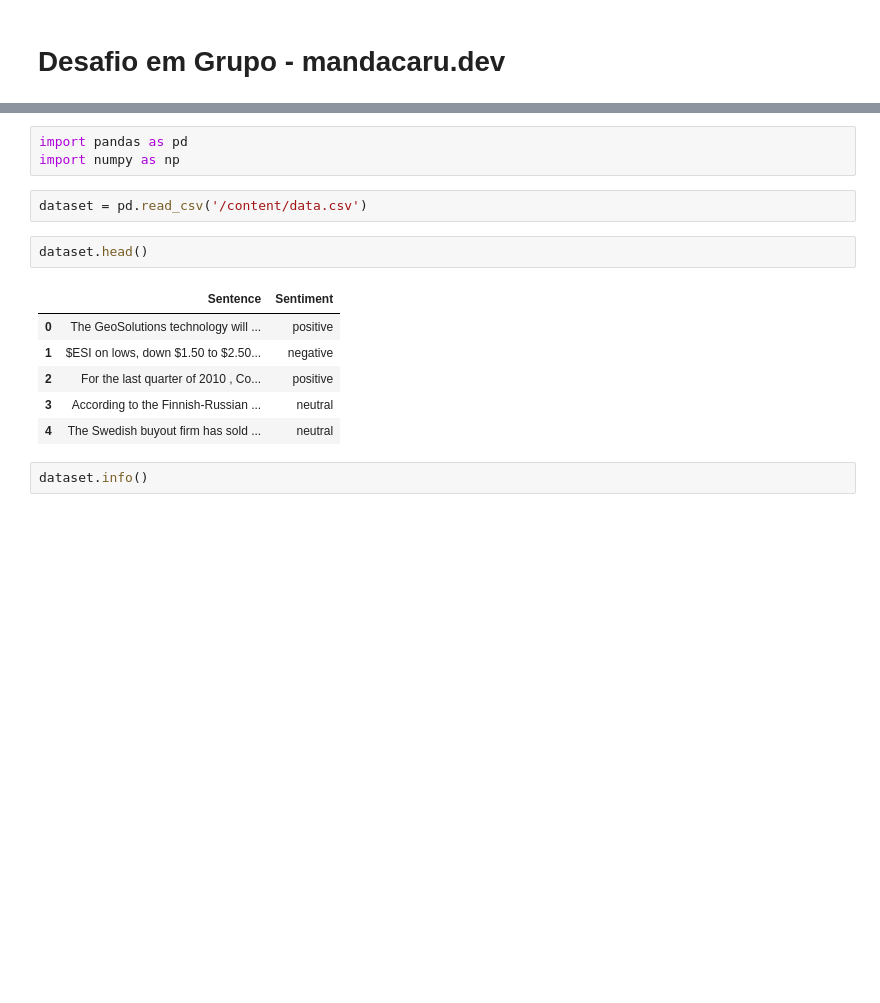
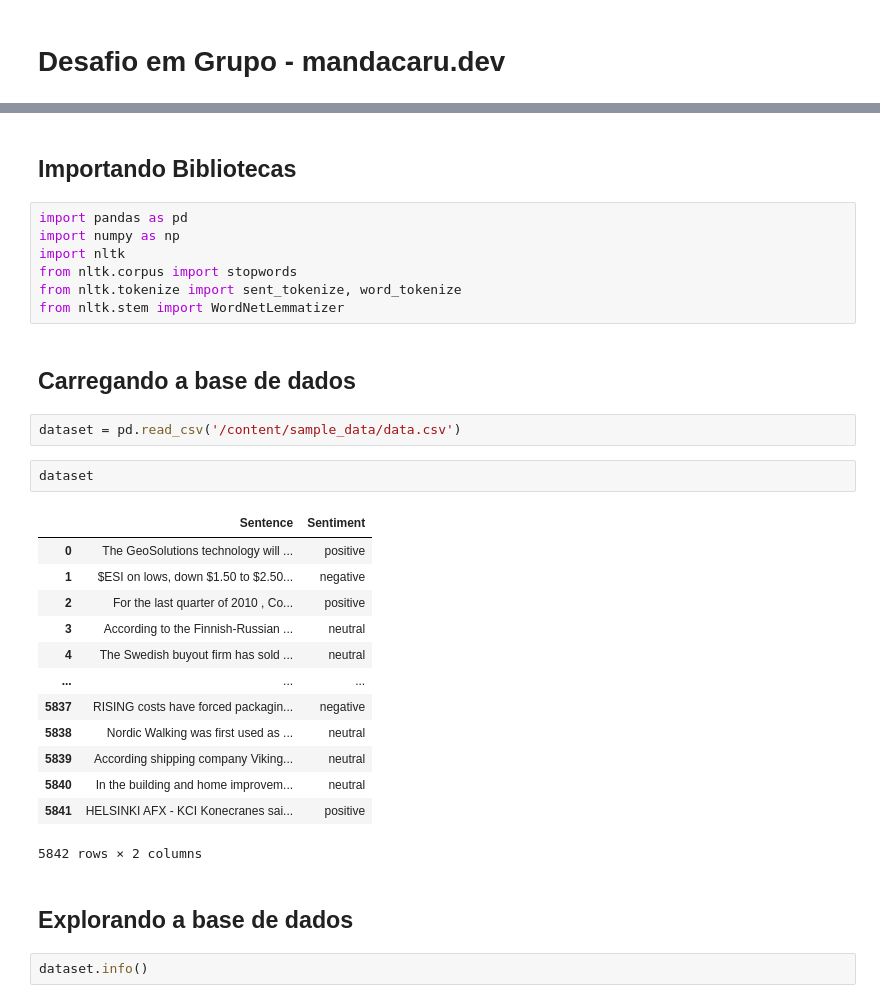
Before and after one commit to gardeniaestevam/time6-mandacaru.dev, a Jupyter notebook: desafio-em-grupo-mandacaru.dev.ipynb, the cells around one changed output, grey strips where cells are left out. Saved outputs shown, nothing was run; the diff lists cells and outputs as text; blank space fills up the shorter version.

```diff
--- a/desafio-em-grupo-mandacaru.dev.ipynb
+++ b/desafio-em-grupo-mandacaru.dev.ipynb
@@ -3,17 +32,34 @@
+# %% [markdown]
+## Importando Bibliotecas
 # %%
 import pandas as pd
 import numpy as np
+import nltk
+from nltk.corpus import stopwords
+from nltk.tokenize import sent_tokenize, word_tokenize
+from nltk.stem import WordNetLemmatizer
+# %% [markdown]
+## Carregando a base de dados
 # %%
-dataset = pd.read_csv('/content/data.csv')
+dataset = pd.read_csv('/content/sample_data/data.csv')
 # %%
-dataset.head()
+dataset
 # %% [output]
 |  | Sentence | Sentiment |
 | 0 | The GeoSolutions technology will ... | positive |
 | 1 | $ESI on lows, down $1.50 to $2.50... | negative |
 | 2 | For the last quarter of 2010 , Co... | positive |
 | 3 | According to the Finnish-Russian ... | neutral |
 | 4 | The Swedish buyout firm has sold ... | neutral |
+| ... | ... | ... |
+| 5837 | RISING costs have forced packagin... | negative |
+| 5838 | Nordic Walking was first used as ... | neutral |
+| 5839 | According shipping company Viking... | neutral |
+| 5840 | In the building and home improvem... | neutral |
+| 5841 | HELSINKI AFX - KCI Konecranes sai... | positive |
+5842 rows × 2 columns
+# %% [markdown]
+## Explorando a base de dados
 # %%
 dataset.info()
 # %% [output]
```
Also changed, not shown: parts of 11 cells of this notebook.
